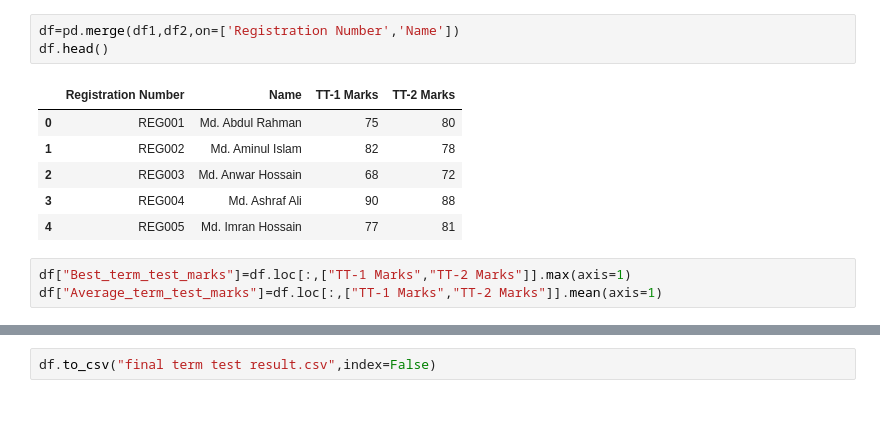
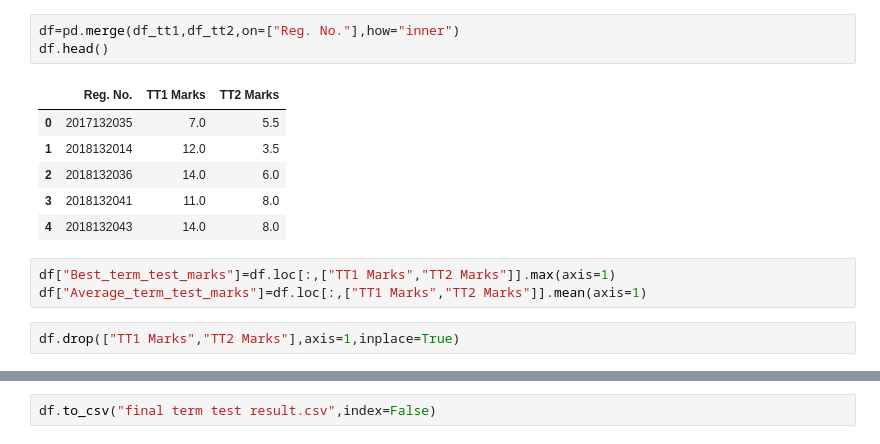
Before and after one commit to MDRumman2019/PDS-11-25, a Jupyter notebook: project2_datascience.ipynb, the cells around one changed output, grey strips where cells are left out. Cells and saved outputs as stored; diff of their text form; blank space fills up the shorter version.

```diff
--- a/project2_datascience.ipynb
+++ b/project2_datascience.ipynb
@@ -7,16 +28,18 @@ df2=pd.read_csv('term-test-2-result.csv')
 # %%
-df=pd.merge(df1,df2,on=['Registration Number','Name'])
+df=pd.merge(df_tt1,df_tt2,on=["Reg. No."],how="inner")
 df.head()
 # %% [output]
-|  | Registration Number | Name | TT-1 Marks | TT-2 Marks |
-| 0 | REG001 | Md. Abdul Rahman | 75 | 80 |
-| 1 | REG002 | Md. Aminul Islam | 82 | 78 |
-| 2 | REG003 | Md. Anwar Hossain | 68 | 72 |
-| 3 | REG004 | Md. Ashraf Ali | 90 | 88 |
-| 4 | REG005 | Md. Imran Hossain | 77 | 81 |
+|  | Reg. No. | TT1 Marks | TT2 Marks |
+| 0 | 2017132035 | 7.0 | 5.5 |
+| 1 | 2018132014 | 12.0 | 3.5 |
+| 2 | 2018132036 | 14.0 | 6.0 |
+| 3 | 2018132041 | 11.0 | 8.0 |
+| 4 | 2018132043 | 14.0 | 8.0 |
 # %%
-df["Best_term_test_marks"]=df.loc[:,["TT-1 Marks","TT-2 Marks"]].max(axis=1)
-df["Average_term_test_marks"]=df.loc[:,["TT-1 Marks","TT-2 Marks"]].mean(axis=1)
+df["Best_term_test_marks"]=df.loc[:,["TT1 Marks","TT2 Marks"]].max(axis=1)
+df["Average_term_test_marks"]=df.loc[:,["TT1 Marks","TT2 Marks"]].mean(axis=1)
+# %%
+df.drop(["TT1 Marks","TT2 Marks"],axis=1,inplace=True)
 # %%
 df.head()
 # %% [output]
```
Also changed, not shown: parts of 14 cells of this notebook.
